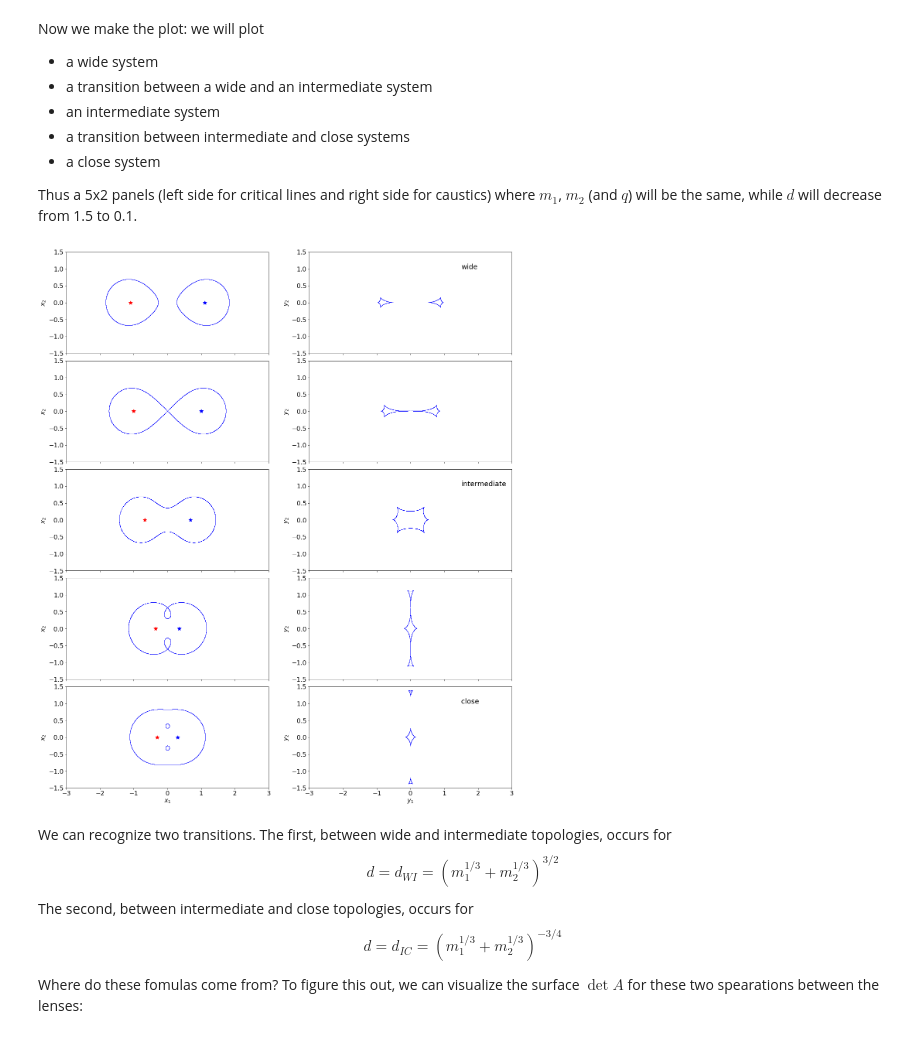
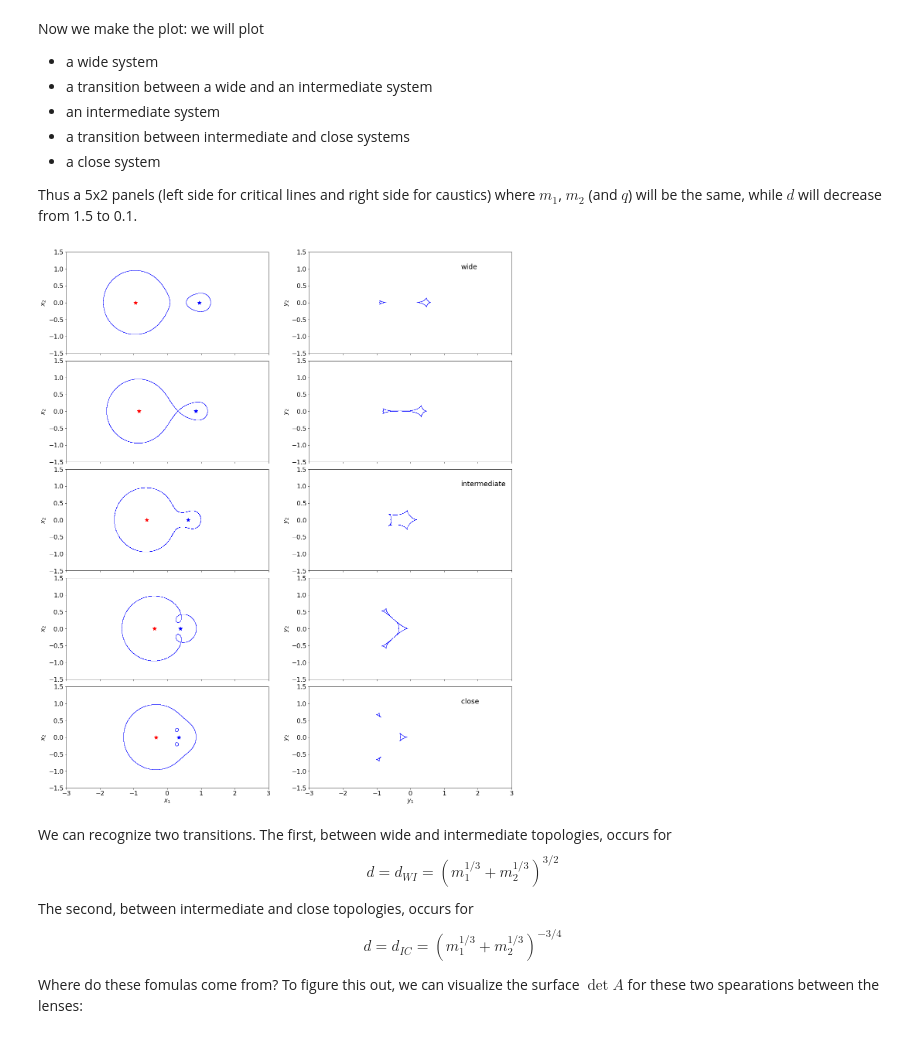
Before and after one commit to maxmen/LensingLectures, a Jupyter notebook: Notebooks/12_2020_binary_lenses.ipynb, the cells around one changed output. Saved outputs shown, nothing was run; the diff lists cells and outputs as text; code cells hidden in the pictures.

```diff
--- a/Notebooks/12_2020_binary_lenses.ipynb
+++ b/Notebooks/12_2020_binary_lenses.ipynb
@@ -378,7 +409,7 @@ $m_1$, $m_2$ (and $q$) will be the same, while $d$ will decrease from 1.5 to 0.1
 # %%
 %matplotlib inline
 m1=1.0
-q=1.0
+q=0.1
 m2=m1/q
 mtot=m1+m2
 dwi=((m1/mtot)**(1./3.)+(m2/mtot)**(1./3.))**(3./2.)
@@ -404,36 +435,36 @@ for i in range(len(d)):
     ax[i,0].xaxis.set_tick_params(labelsize=16)
     ax[i,0].yaxis.set_tick_params(labelsize=16)
     ax[i,1].xaxis.set_tick_params(labelsize=16)
     ax[i,1].yaxis.set_tick_params(labelsize=16)
 
     #ax[i,0].set_xlabel('$x_1$',fontsize=16)
     ax[i,0].set_ylabel('$x_2$',fontsize=16)
     #ax[i,1].set_xlabel('$y_1$',fontsize=16)
     ax[i,1].set_ylabel('$y_2$',fontsize=16)
 
     xlim=np.array([-3.0,3.0])
     ylim=xlim/2.0
     ax[i,0].set_xlim(xlim)
     ax[i,0].set_ylim(ylim)
     ax[i,1].set_xlim(xlim)
     ax[i,1].set_ylim(ylim)
 
     temp_inverse_axis_ratioN = abs( (ax[i,0].get_xlim()[1] - ax[i,0].get_xlim()[0])/(ax[i,0].get_ylim()[1] - ax[i,0].get_ylim()[0]) )
-    ax[i,0].set(aspect = desired_box_ratioN * temp_inverse_axis_ratioN, adjustable='box-forced')
-    ax[i,1].set(aspect = desired_box_ratioN * temp_inverse_axis_ratioN, adjustable='box-forced')
+    ax[i,0].set(aspect = desired_box_ratioN * temp_inverse_axis_ratioN, adjustable='box')
+    ax[i,1].set(aspect = desired_box_ratioN * temp_inverse_axis_ratioN, adjustable='box')
     #ax[i,0].set(aspect=0.5)
     #ax[i,1].set(aspect=0.5)
 
 fig.subplots_adjust(left=0.1,bottom=0.1)
 ax[len(d)-1,0].set_xlabel('$x_1$',fontsize=16)
 ax[len(d)-1,1].set_xlabel('$y_1$',fontsize=16)
 fig.subplots_adjust(hspace=0)
 ax[0,1].text(1.5,1,'wide',fontsize=18)
 ax[2,1].text(1.5,1,'intermediate',fontsize=18)
 ax[4,1].text(1.5,1,'close',fontsize=18)
 fig.savefig('binary_cc.png')
 # %% [output]
-[figure, old version]
+[figure, new version]
 # %% [markdown]
 We can recognize two transitions. The first, between wide and intermediate topologies, occurs for
 $$
```
Also changed, not shown: parts of 9 cells of this notebook.
